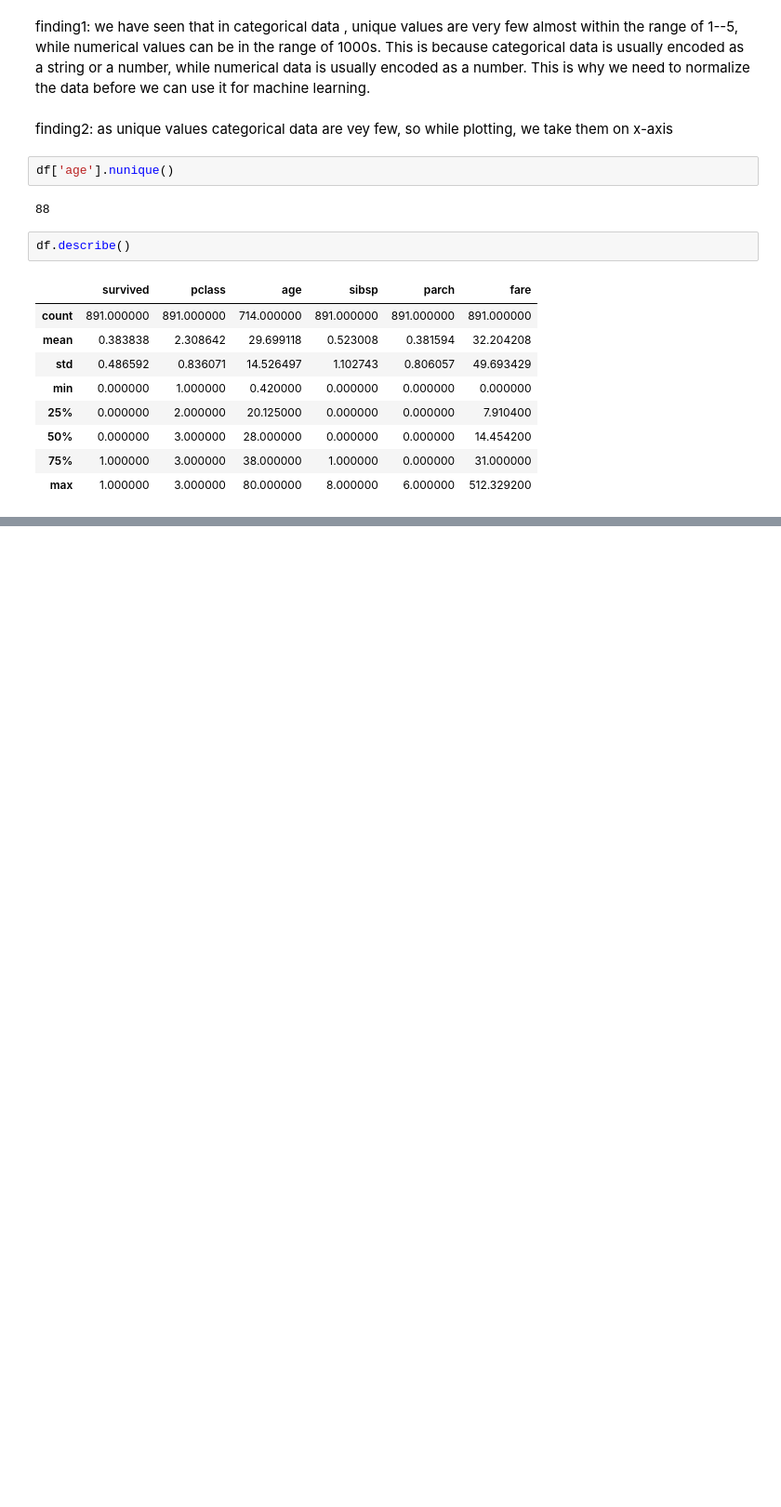
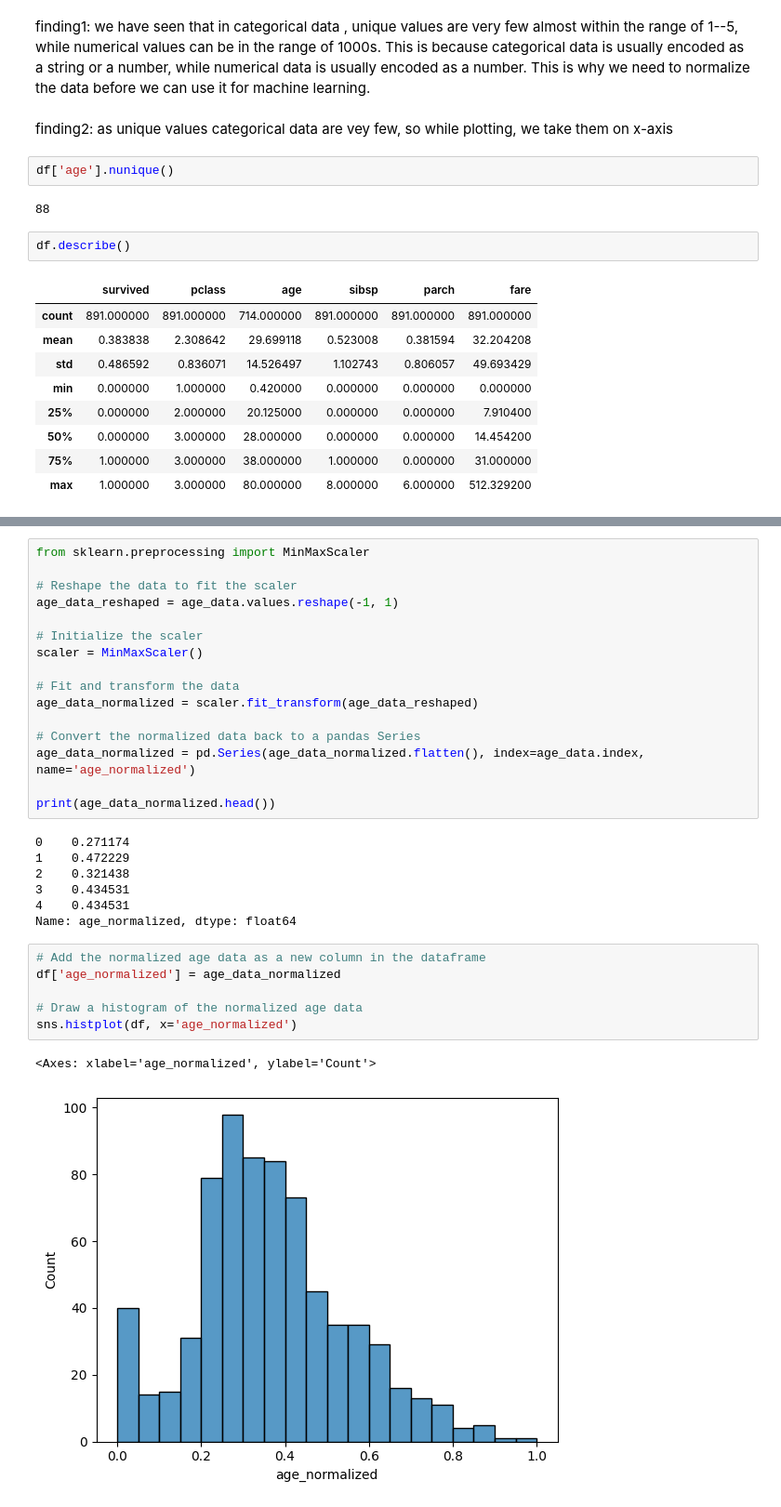
Before and after one commit to qasim697/python_ka_chilla, a Jupyter notebook: day_15/sta9.ipynb, the cells around one changed output, grey strips where cells are left out. Shown: that part at 93% size. Drawn from its saved outputs; the diff is of its cells as text; blank space fills up the shorter version.

```diff
--- a/day_15/sta9.ipynb
+++ b/day_15/sta9.ipynb
@@ -127,0 +206,32 @@ df.describe()
+# %%
+from sklearn.preprocessing import MinMaxScaler
+
+# Reshape the data to fit the scaler
+age_data_reshaped = age_data.values.reshape(-1, 1)
+
+# Initialize the scaler
+scaler = MinMaxScaler()
+
+# Fit and transform the data
+age_data_normalized = scaler.fit_transform(age_data_reshaped)
+
+# Convert the normalized data back to a pandas Series
+age_data_normalized = pd.Series(age_data_normalized.flatten(), index=age_data.index, name='age_normalized')
+
+print(age_data_normalized.head())
+# %% [output]
+0    0.271174
+1    0.472229
+2    0.321438
+3    0.434531
+4    0.434531
+Name: age_normalized, dtype: float64
+# %%
+# Add the normalized age data as a new column in the dataframe
+df['age_normalized'] = age_data_normalized
+
+# Draw a histogram of the normalized age data
+sns.histplot(df, x='age_normalized')
+# %% [output]
+<Axes: xlabel='age_normalized', ylabel='Count'>
+[figure, added]
```
Also changed, not shown: parts of 12 cells of this notebook.
